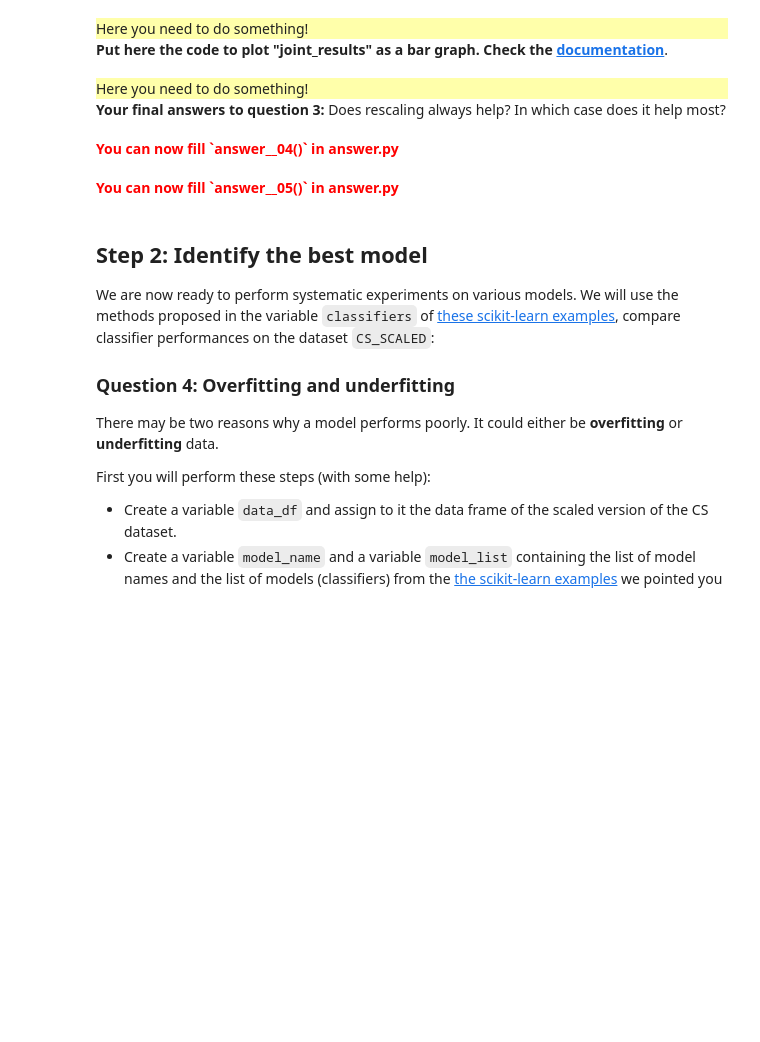
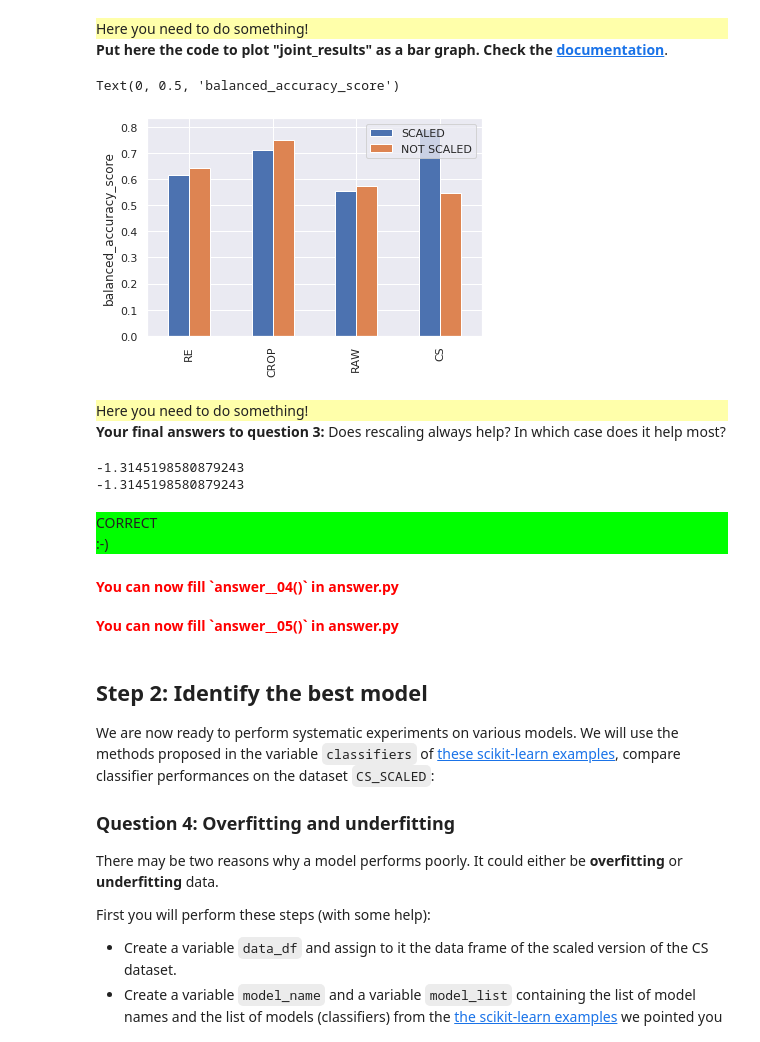
Before and after one commit to kauzarc/info232, a Jupyter notebook: TP2/TP2.ipynb, the cells around one changed output. Saved outputs shown, nothing was run; the diff lists cells and outputs as text; code cells hidden in the pictures; blank space fills up the shorter version.

```diff
--- a/TP2/TP2.ipynb
+++ b/TP2/TP2.ipynb
@@ -285,3 +281,8 @@ sklearn_model = GaussianNB() # Replace by ONE nearest neighbor
+# %%
+from sklearn.neighbors import KNeighborsClassifier
+from sklearn.metrics import balanced_accuracy_score as sklearn_metric
+
+sklearn_model = KNeighborsClassifier(n_neighbors = 1)
 # %% [markdown]
 <span style="color:red">
     <b>You can now fill `answer__02()` in answer.py</b>
@@ -317,7 +329,7 @@ What do you observe by comparing the accuracy on training data and on test data?
 </div>
 <b>Compute all_scaled_data_df in a one-line formula. Imitate the code in the previous cell.</b>
 # %%
-all_scaled_data_df = all_data_df # CHANGE THIS!
+all_scaled_data_df = [standardize_df(i) for i in all_data_df] # CHANGE THIS!
 
 print('WITH SCALING')
 result_scaling = systematic_data_experiment(data_name, all_scaled_data_df, sklearn_model, sklearn_metric)
@@ -334,8 +360,11 @@ joint_results
 </div>
 <b>Put here the code to plot "joint_results" as a bar graph. Check the <a href="Check https://pandas.pydata.org/pandas-docs/stable/reference/api/pandas.DataFrame.plot.bar.html"> documentation</a></b>.
 # %%
-joint_results.boxplot() # REPLACE THIS!
+joint_results.plot.bar() # REPLACE THIS!
 plt.ylabel(sklearn_metric.__name__)
+# %% [output]
+Text(0, 0.5, 'balanced_accuracy_score')
+[figure, added]
 # %% [markdown]
 <div style="background:#FFFFAA">
     Here you need to do something!
@@ -343,15 +372,19 @@ plt.ylabel(sklearn_metric.__name__)
 <b>Your final answers to question 3:</a></b> Does rescaling always help? In which case does it help most?
 # %%
 # Put your answer to question 3 here
-rescaling_always_help = 100 # 0 for false, 1 for true
-varnum_rescaling_helps_most = -1 # num of var (0-based) for which perf. improve most after rescaling
-case_num_rescaling_helps_most = -1 # num of case (0-based) for which perf. improve most after rescaling
+rescaling_always_help = 0 # 0 for false, 1 for true
+case_num_rescaling_helps_most = 2 # num of case (0-based) for which perf. improve most after rescaling
 
 # This is the checker code, keep it
 question = 3
 answer = (p_tr+s_tr+p_te+s_te)/10
 answer += joint_results.sum().sum()/10-rescaling_always_help-case_num_rescaling_helps_most
 score += check(answer, question)
+# %% [output]
+-1.3145198580879243
+-1.3145198580879243
+CORRECT
+:-)
 # %% [markdown]
 <span style="color:red">
     <b>You can now fill `answer__04()` in answer.py</b>
```
Also changed, not shown: parts of 29 cells of this notebook, 2 other files.
